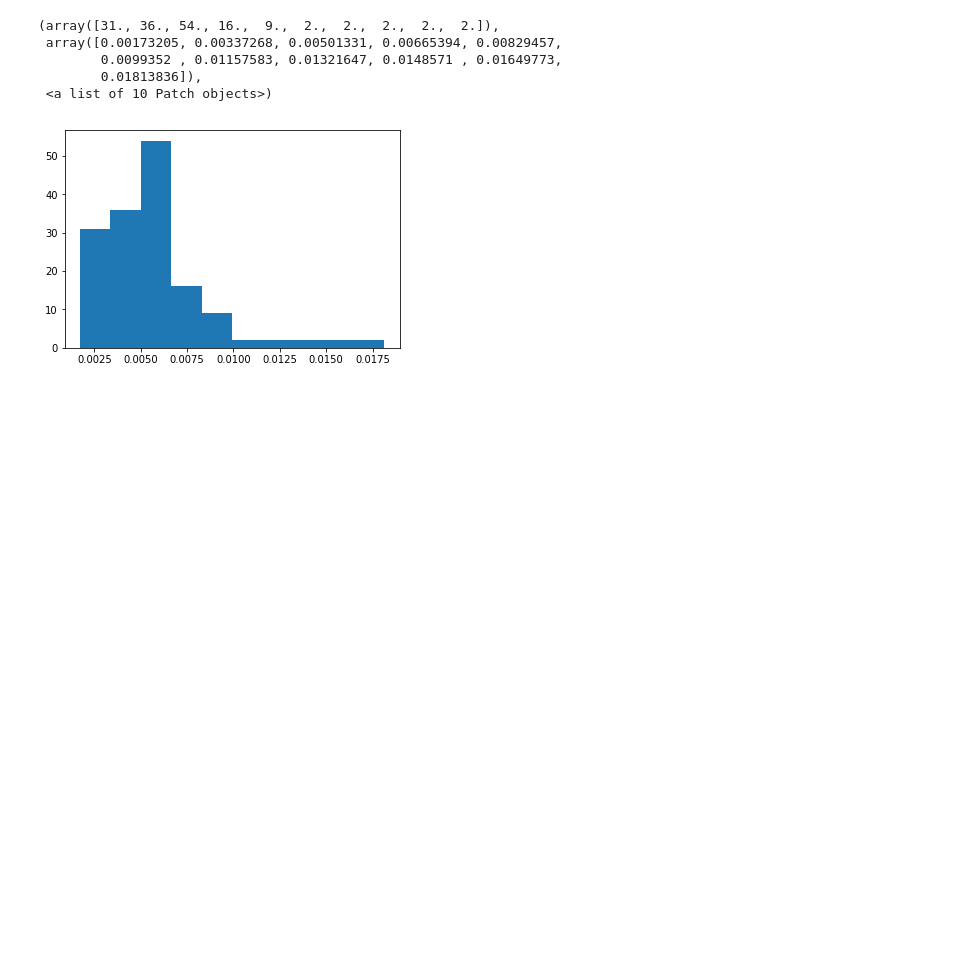
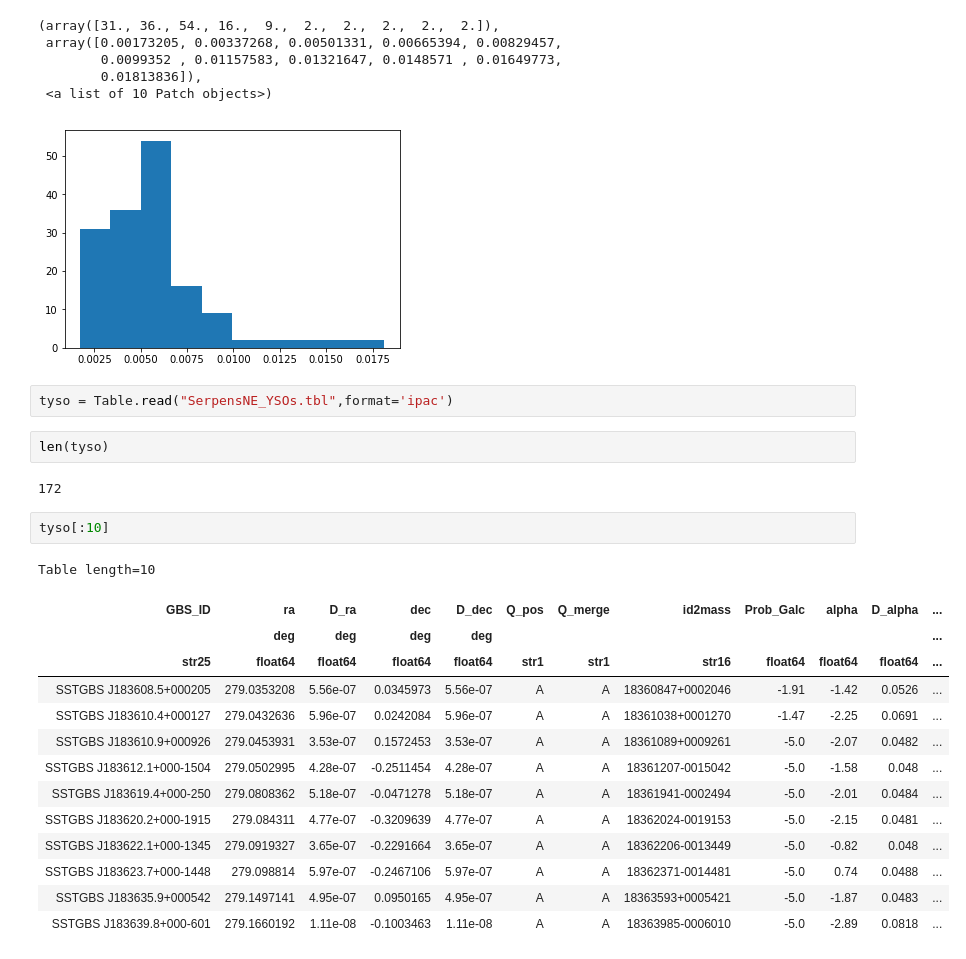
Before and after one commit to mpound/YSOproject, a Jupyter notebook: paramread.ipynb, the cells around one changed output. Saved outputs shown, nothing was run; the diff lists cells and outputs as text; blank space fills up the shorter version.

```diff
--- a/paramread.ipynb
+++ b/paramread.ipynb
@@ -368,3 +368,26 @@ plt.hist(tsources["rms_z"])
         0.01813836]),
  <a list of 10 Patch objects>)
 [figure]
+# %%
+tyso = Table.read("SerpensNE_YSOs.tbl",format='ipac')
+# %%
+len(tyso)
+# %% [output]
+172
+# %%
+tyso[:10]
+# %% [output]
+Table length=10
+| GBS_ID | ra | D_ra | dec | D_dec | Q_pos | Q_merge | id2mass | Prob_Galc | alpha | D_alpha | ... |
+|  | deg | deg | deg | deg |  |  |  |  |  |  | ... |
+| str25 | float64 | float64 | float64 | float64 | str1 | str1 | str16 | float64 | float64 | float64 | ... |
+| SSTGBS J183608.5+000205 | 279.0353208 | 5.56e-07 | 0.0345973 | 5.56e-07 | A | A | 18360847+0002046 | -1.91 | -1.42 | 0.0526 | ... |
+| SSTGBS J183610.4+000127 | 279.0432636 | 5.96e-07 | 0.0242084 | 5.96e-07 | A | A | 18361038+0001270 | -1.47 | -2.25 | 0.0691 | ... |
+| SSTGBS J183610.9+000926 | 279.0453931 | 3.53e-07 | 0.1572453 | 3.53e-07 | A | A | 18361089+0009261 | -5.0 | -2.07 | 0.0482 | ... |
+| SSTGBS J183612.1+000-1504 | 279.0502995 | 4.28e-07 | -0.2511454 | 4.28e-07 | A | A | 18361207-0015042 | -5.0 | -1.58 | 0.048 | ... |
+| SSTGBS J183619.4+000-250 | 279.0808362 | 5.18e-07 | -0.0471278 | 5.18e-07 | A | A | 18361941-0002494 | -5.0 | -2.01 | 0.0484 | ... |
+| SSTGBS J183620.2+000-1915 | 279.084311 | 4.77e-07 | -0.3209639 | 4.77e-07 | A | A | 18362024-0019153 | -5.0 | -2.15 | 0.0481 | ... |
+| SSTGBS J183622.1+000-1345 | 279.0919327 | 3.65e-07 | -0.2291664 | 3.65e-07 | A | A | 18362206-0013449 | -5.0 | -0.82 | 0.048 | ... |
+| SSTGBS J183623.7+000-1448 | 279.098814 | 5.97e-07 | -0.2467106 | 5.97e-07 | A | A | 18362371-0014481 | -5.0 | 0.74 | 0.0488 | ... |
+| SSTGBS J183635.9+000542 | 279.1497141 | 4.95e-07 | 0.0950165 | 4.95e-07 | A | A | 18363593+0005421 | -5.0 | -1.87 | 0.0483 | ... |
+| SSTGBS J183639.8+000-601 | 279.1660192 | 1.11e-08 | -0.1003463 | 1.11e-08 | A | A | 18363985-0006010 | -5.0 | -2.89 | 0.0818 | ... |
```
Also changed, not shown: 1 other file.
